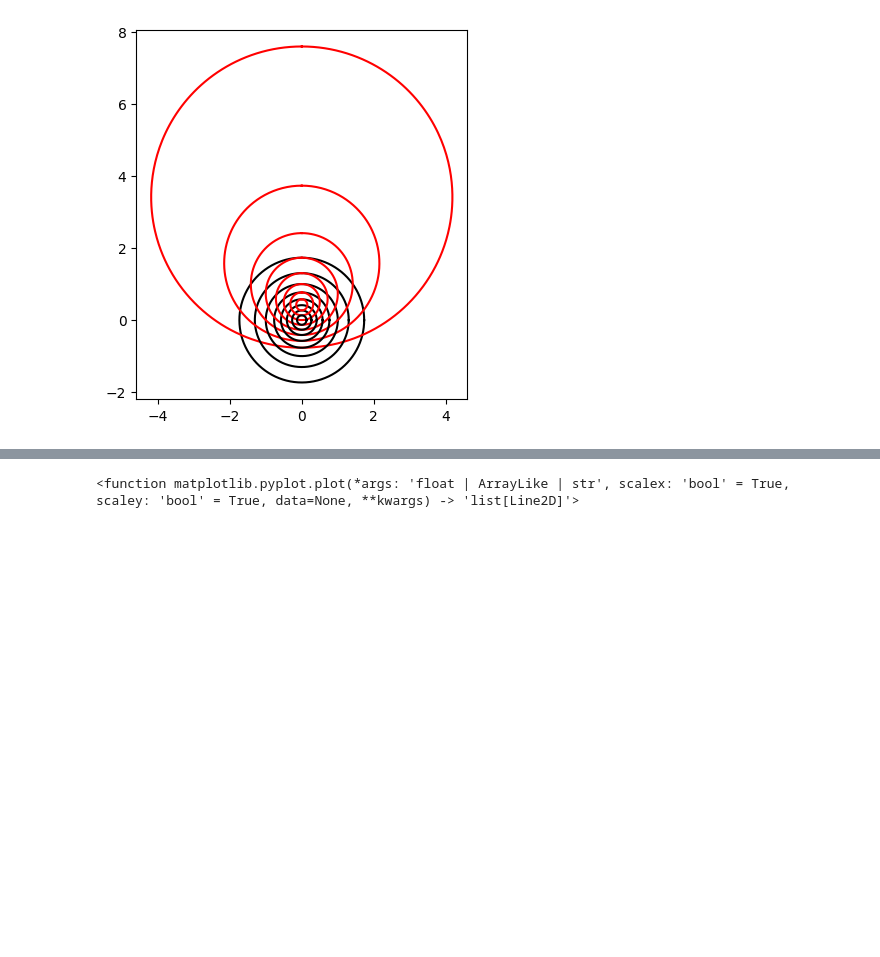
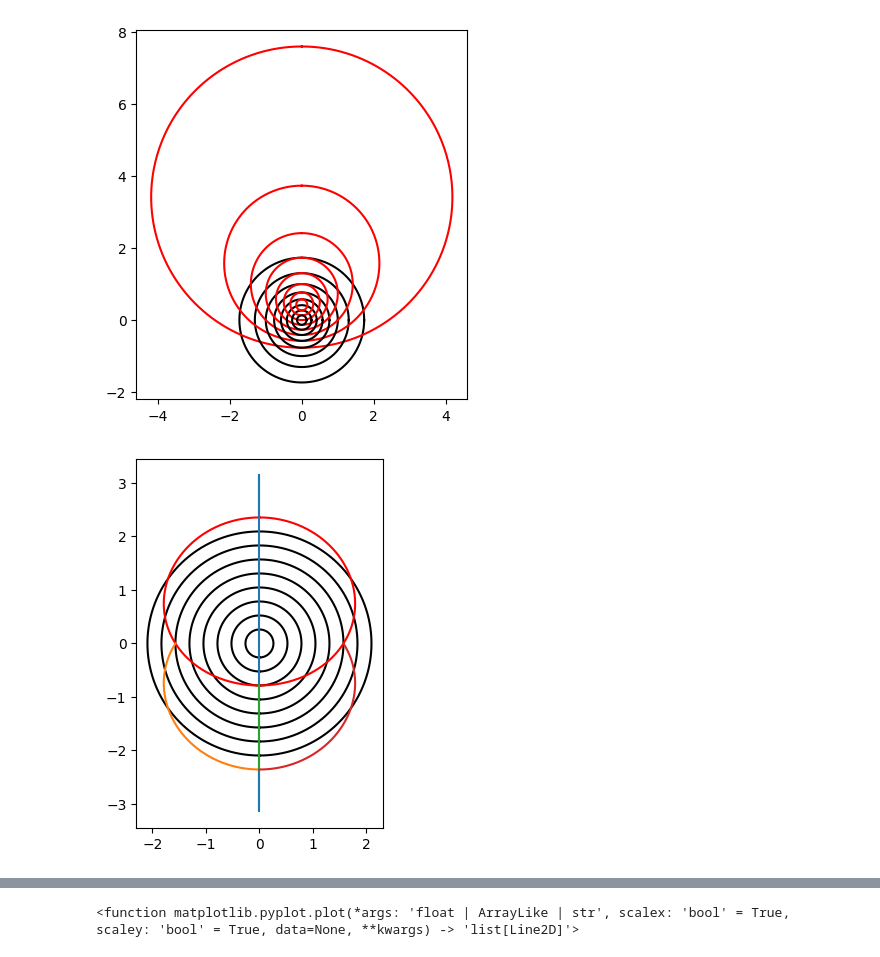
Before and after one commit to Giacomo-Menegatti/HARey_constellations_cards, a Jupyter notebook: astrolabe.ipynb, the cells around one changed output, grey strips where cells are left out. Saved outputs shown, nothing was run; the diff lists cells and outputs as text; code cells hidden in the pictures; blank space fills up the shorter version.

```diff
--- a/astrolabe.ipynb
+++ b/astrolabe.ipynb
@@ -192 +215,20 @@ def project_mask(lat, long, lat0, mode='azimuth'):
+# %%
+fig, ax = plt.subplots()
+phi = np.linspace(0,360,1000)
+for theta in range(-30,90,15):
+
+    x,y = azimuthal_polar(phi, np.full(1000, theta))
+    ax.plot(x,y, color='k')
+
+x,y = project_mask(np.linspace(0,360,1000), np.full(1000, 0), -45, pole='N')
+ax.plot(x,y, color='r')
+
+for phi in range(0,360,90):
+    x,y = project_mask(np.full(1000,phi), np.linspace(0,90,1000), -45, pole='N')
+    ax.plot(x,y)
+
+ax.set_aspect('equal')
+plt.show()
+# %% [output]
+[figure, added]
 # %%
```
Also changed, not shown: parts of 14 cells of this notebook.
